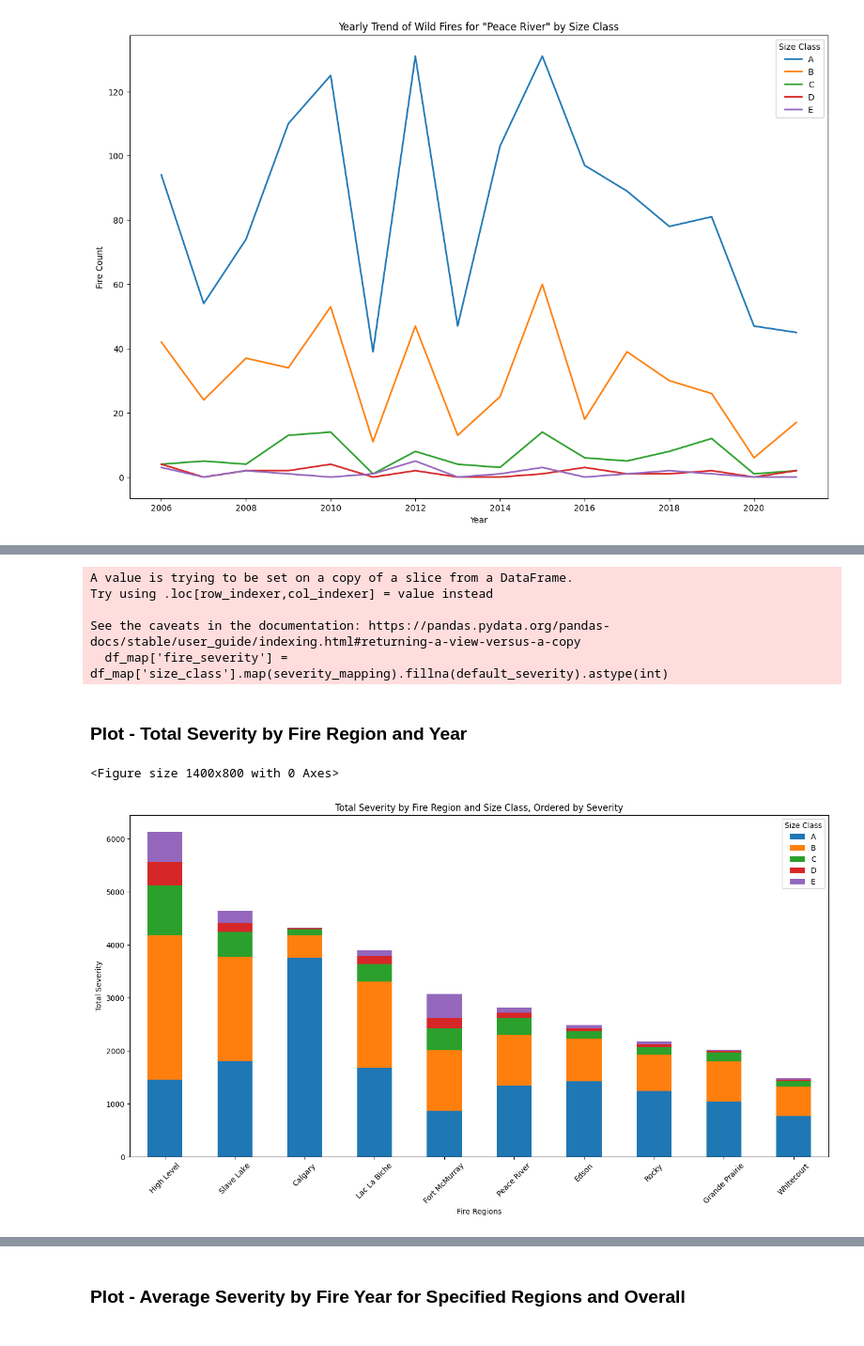
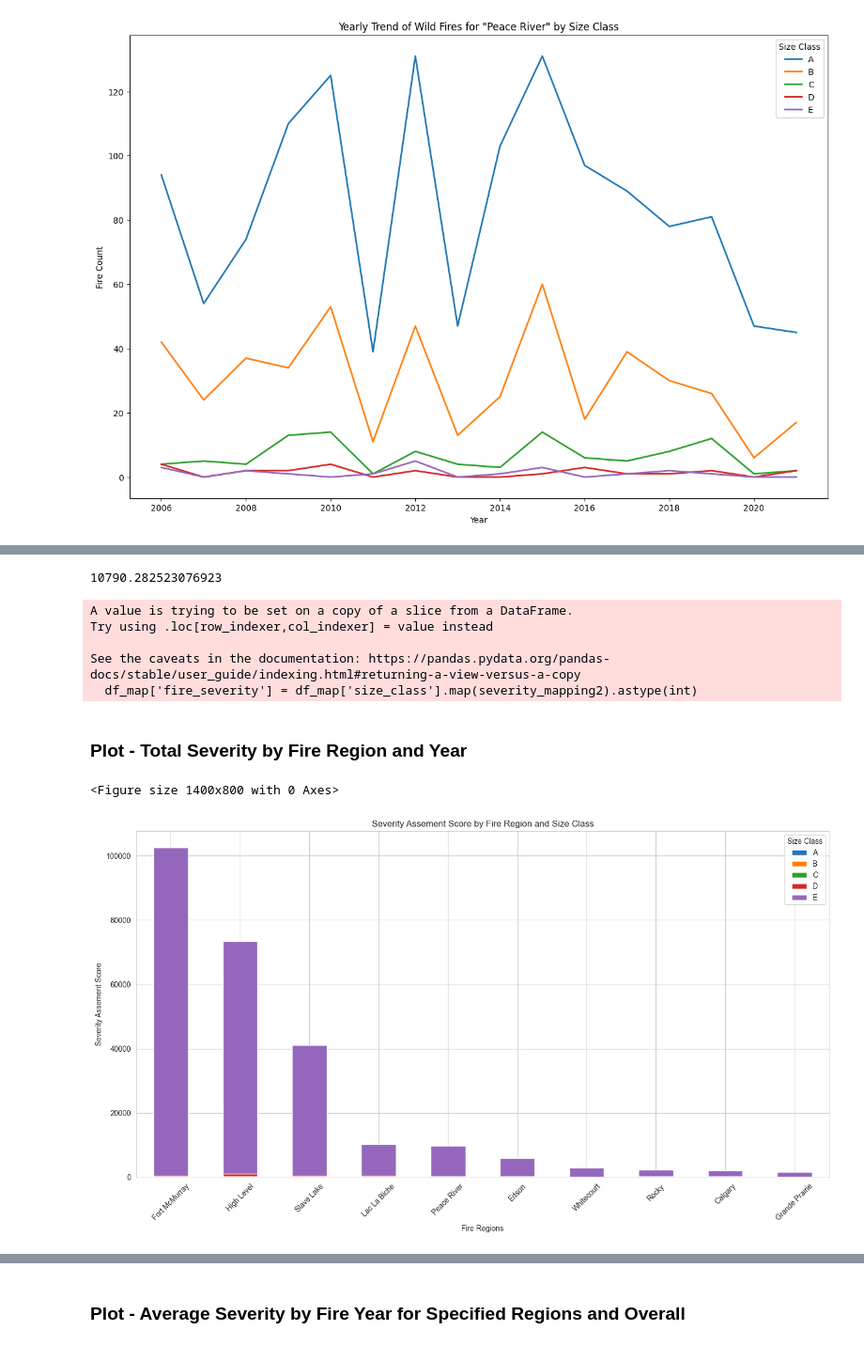
Before and after one commit to paulpark6/WildFire, a Jupyter notebook: wf_DA2.ipynb, the cells around one changed output, grey strips where cells are left out. Shown: that part at 94% size. Saved outputs shown, nothing was run; the diff lists cells and outputs as text; code cells hidden in the pictures.

```diff
--- a/wf_DA2.ipynb
+++ b/wf_DA2.ipynb
@@ -405,21 +431,31 @@ plt.show()
+# %%
+df_map[df_map['size_class']=='E']['current_size'].mean()
+# %% [output]
+10790.282523076923
 # %%
 # Define the mapping as a dictionary
-severity_mapping = {
+severity_mapping1 = {
     'A': 1,
     'B': 2,
     'C': 3,
-    'D': 4
+    'D': 4,
+    'E': 5
+}
+severity_mapping2 = {
+    'A': 0.02721529671471238,
+    'B': 0.790396566523605,
+    'C': 13.121415094339623,
+    'D': 90.3532119205298,
+    'E': 10790.282523076923
 }
 
-# Use the default value for classes not found in the dictionary
-default_severity = 5
 
 # Vectorized mapping with a default value
-df_map['fire_severity'] = df_map['size_class'].map(severity_mapping).fillna(default_severity).astype(int)
+df_map['fire_severity'] = df_map['size_class'].map(severity_mapping2).astype(int)
 # %% [output]
 A value is trying to be set on a copy of a slice from a DataFrame.
 Try using .loc[row_indexer,col_indexer] = value instead
 
 See the caveats in the documentation: https://pandas.pydata.org/pandas-docs/stable/user_guide/indexing.html#returning-a-view-versus-a-copy
-  df_map['fire_severity'] = df_map['size_class'].map(severity_mapping).fillna(default_severity).astype(int)
+  df_map['fire_severity'] = df_map['size_class'].map(severity_mapping2).astype(int)
 # %%
@@ -427,40 +463,51 @@ df_fire_sev = df_map.groupby(['fire_regions','fire_year','size_class'])['fire_se
 # %% [markdown]
 ### Plot - Total Severity by Fire Region and Year
+# %%
+# Group by 'fire_regions', 'fire_year', and 'size_class' then calculate the mean 'current_size'
+df_map_severity = df_map.groupby(['fire_regions', 'fire_year', 'size_class'])['current_size'].mean().reset_index(name='avg_severity')
+
+# Calculate the count of each size class within each region and year
+size_class_counts = df_map.groupby(['fire_regions', 'fire_year', 'size_class']).size().reset_index(name='size_class_count')
+
+# Merge the average size (total_severity) with the counts
+df_map_severity = pd.merge(df_map_severity, size_class_counts, on=['fire_regions', 'fire_year', 'size_class'])
+
+df_map_severity['Total_Severity'] = df_map_severity['avg_severity'] * df_map_severity['size_class_count']
 # %%
 
-# Step 1: Group by 'fire_regions' and 'size_class', summing the severity
-grouped_severity = df_fire_sev.groupby(['fire_regions', 'size_class'])['total_severity'].sum().reset_index()
+# Step 1: Group by 'fire_regions' and 'size_class', calculating the mean severity
+grouped_severity = df_map_severity.groupby(['fire_regions', 'size_class'])['Total_Severity'].mean().reset_index()
 
 # Step 2: Pivot the data
-pivot_severity = grouped_severity.pivot(index='fire_regions', columns='size_class', values='total_severity').fillna(0)
+pivot_severity = grouped_severity.pivot(index='fire_regions', columns='size_class', values='Total_Severity').fillna(0)
 
 # Calculate the total severity per region to sort
 total_severity_per_region = pivot_severity.sum(axis=1)
 
 # Sort the pivot table based on the total severity in descending order
 pivot_severity_sorted = pivot_severity.loc[total_severity_per_region.sort_values(ascending=False).index]
 
 # Create a color palette
 palette = sns.color_palette("tab10", len(pivot_severity_sorted.columns))
 
 # Step 3: Plotting with the sorted pivot table
 plt.figure(figsize=(14, 8))
 pivot_severity_sorted.plot(kind='bar', stacked=True, color=palette, figsize=(14, 8))
 
 # Add labels and title
 plt.xlabel('Fire Regions')
-plt.ylabel('Total Severity')
-plt.title('Total Severity by Fire Region and Size Class, Ordered by Severity')
+plt.ylabel('Severity Assement Score')
+plt.title('Severity Assement Score by Fire Region and Size Class')
 
 # Rotate the x-axis labels to avoid overlap
 plt.xticks(rotation=45)
 
 # Add a legend for the size classes
 plt.legend(title='Size Class')
 
 # Show the plot
 plt.tight_layout()
 plt.show()
 # %% [output]
 <Figure size 1400x800 with 0 Axes>
-[figure, old version]
+[figure, new version]
```
Also changed, not shown: parts of 10 cells of this notebook.
